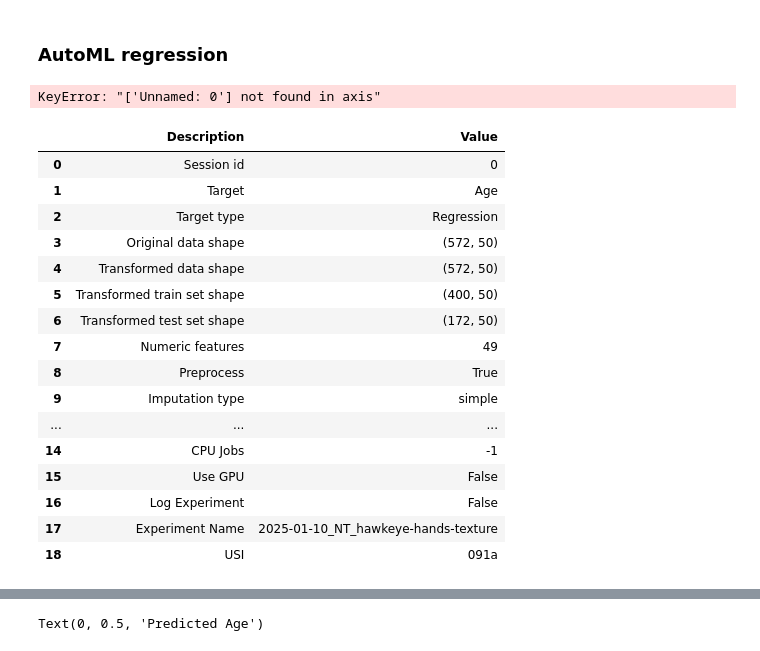
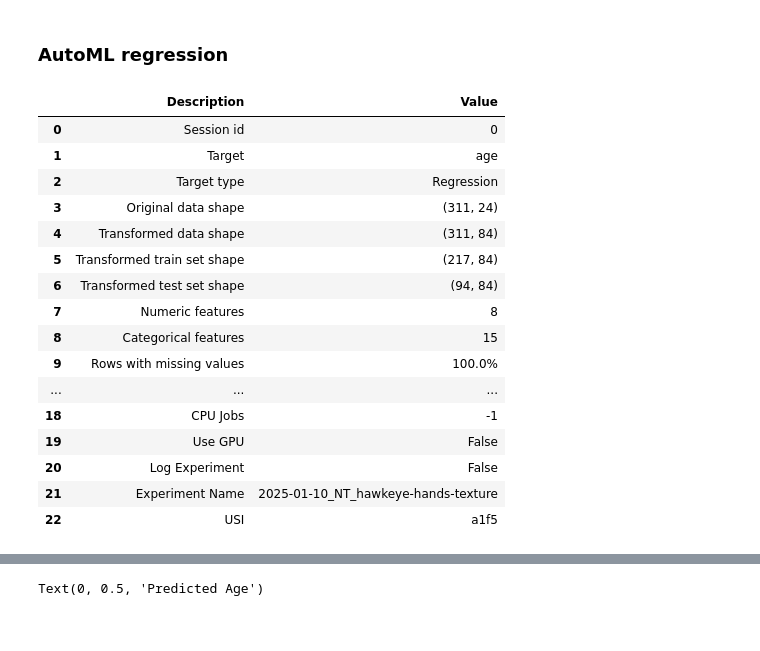
Before and after one commit to velexi-research/DermaML, a Jupyter notebook: notebooks/2025-01-06_NT_AutoML-Figures.ipynb, the cells around one changed output, grey strips where cells are left out. Saved outputs shown, nothing was run; the diff lists cells and outputs as text; code cells hidden in the pictures.

```diff
--- a/notebooks/2025-01-06_NT_AutoML-Figures.ipynb
+++ b/notebooks/2025-01-06_NT_AutoML-Figures.ipynb
@@ -66,0 +54,3 @@ Name: Age, dtype: float64
+# %%
+df = pd.read_csv('/Users/ntin/DermaML/data/2025-03-15-Grouped_Data/2025-03-15-NT-metadata_left_only_splitted.csv')
+df['age'].describe()
@@ -92,43 +92,41 @@ preliminary ML model; a lot more interesting things to do be done with features
 ### AutoML regression
 # %%
 over_100 = ['a989705d-ace8-42c2-b37e-5a1161d071ea', '056ce0ab-bb2b-4792-aec7-956c754dc852']
-df = df.drop(columns=['Unnamed: 0',])
-X = df.drop(columns=['filename'])
-X = X[X['Age'] < 150]
-X = X[X['Age'] > 3]
+# df = df.drop(columns=['Unnamed: 0',])
+X = df.drop(columns=['hand_image_file'])
+X = X[X['age'] < 150]
+X = X[X['age'] > 3]
-# %% [output]
-KeyError: "['Unnamed: 0'] not found in axis"
 # %%
 # --- Perform AutoML Evaluation
-
+model = regression.RegressionExperiment()
 # Set up the dataset for AutoML regression
-regression.setup(data=X,
-                 target="Age",
+model.setup(data=X,
+                 target="age",
                  preprocess=True,
                 #  log_experiment=True,
                 # feature_selection=True,
                 # feature_selection_method='classic',
                  experiment_name=experiment_name,
                  session_id=0,
                 )
-regression.set_config('seed', 42)
+model.set_config('seed', 42)
 
-best_models = regression.compare_models(n_select=num_best_models, verbose=False)
+# best_models = regression.compare_models(n_select=num_best_models, verbose=False)
 # %% [output]
 |  | Description | Value |
 | 0 | Session id | 0 |
-| 1 | Target | Age |
+| 1 | Target | age |
 | 2 | Target type | Regression |
-| 3 | Original data shape | (572, 50) |
-| 4 | Transformed data shape | (572, 50) |
-| 5 | Transformed train set shape | (400, 50) |
-| 6 | Transformed test set shape | (172, 50) |
-| 7 | Numeric features | 49 |
-| 8 | Preprocess | True |
-| 9 | Imputation type | simple |
+| 3 | Original data shape | (311, 24) |
+| 4 | Transformed data shape | (311, 84) |
+| 5 | Transformed train set shape | (217, 84) |
+| 6 | Transformed test set shape | (94, 84) |
+| 7 | Numeric features | 8 |
+| 8 | Categorical features | 15 |
+| 9 | Rows with missing values | 100.0% |
 | ... | ... | ... |
-| 14 | CPU Jobs | -1 |
-| 15 | Use GPU | False |
-| 16 | Log Experiment | False |
-| 17 | Experiment Name | 2025-01-10_NT_hawkeye-hands-texture |
-| 18 | USI | 091a |
+| 18 | CPU Jobs | -1 |
+| 19 | Use GPU | False |
+| 20 | Log Experiment | False |
+| 21 | Experiment Name | 2025-01-10_NT_hawkeye-hands-texture |
+| 22 | USI | a1f5 |
```
Also changed, not shown: parts of 7 cells of this notebook, 24 other files.
